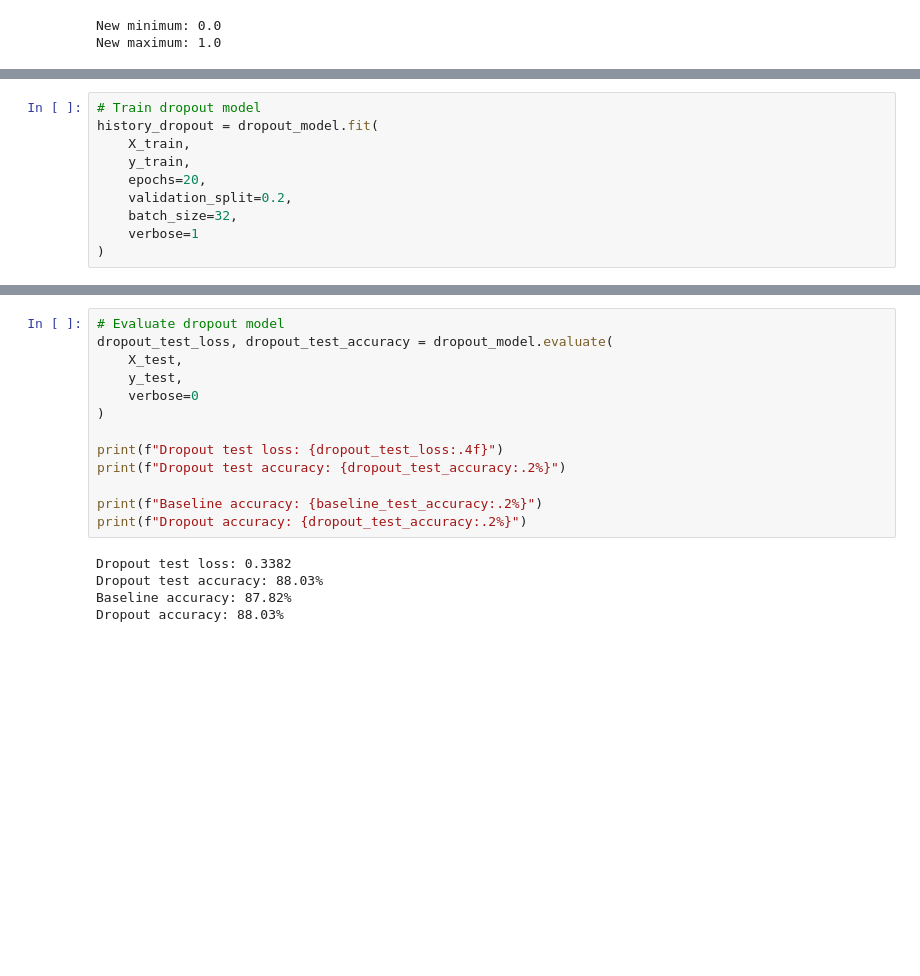
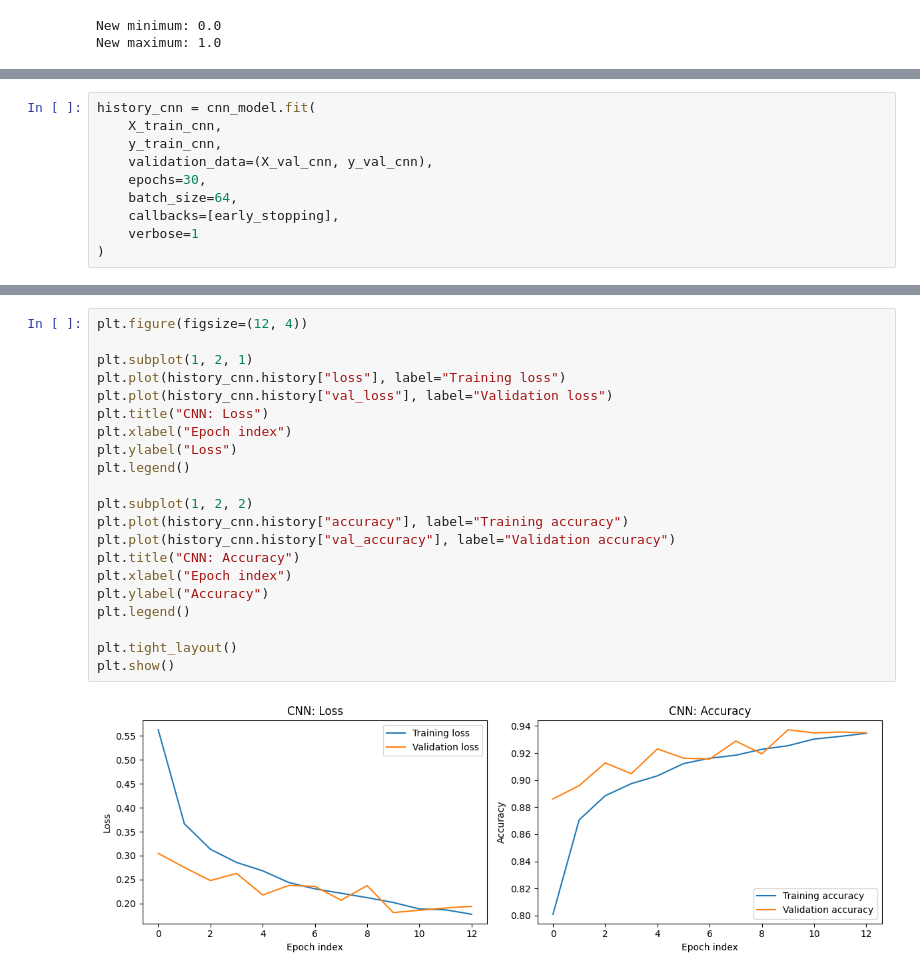
Before and after one commit to NajeebAhmed69/Deep-Learning-Projects, a Jupyter notebook: 1 beginner/1 Fashion-MNIST/Fashion-MNIST.ipynb, the cells around one changed output, grey strips where cells are left out. Cells and saved outputs as stored; diff of their text form; blank space fills up the shorter version.

```diff
--- a/1 beginner/1 Fashion-MNIST/Fashion-MNIST.ipynb
+++ b/1 beginner/1 Fashion-MNIST/Fashion-MNIST.ipynb
@@ -362,11 +382,11 @@ Model: "sequential_1"
 # %%
-# Train dropout model
-history_dropout = dropout_model.fit(
-    X_train,
-    y_train,
-    epochs=20,
-    validation_split=0.2,
-    batch_size=32,
+history_cnn = cnn_model.fit(
+    X_train_cnn,
+    y_train_cnn,
+    validation_data=(X_val_cnn, y_val_cnn),
+    epochs=30,
+    batch_size=64,
+    callbacks=[early_stopping],
     verbose=1
 )
 # %% [output]
@@ -390,19 +410,24 @@ Epoch 20/20
 # %%
-# Evaluate dropout model
-dropout_test_loss, dropout_test_accuracy = dropout_model.evaluate(
-    X_test,
-    y_test,
-    verbose=0
-)
+plt.figure(figsize=(12, 4))
 
-print(f"Dropout test loss: {dropout_test_loss:.4f}")
-print(f"Dropout test accuracy: {dropout_test_accuracy:.2%}")
+plt.subplot(1, 2, 1)
+plt.plot(history_cnn.history["loss"], label="Training loss")
+plt.plot(history_cnn.history["val_loss"], label="Validation loss")
+plt.title("CNN: Loss")
+plt.xlabel("Epoch index")
+plt.ylabel("Loss")
+plt.legend()
 
-print(f"Baseline accuracy: {baseline_test_accuracy:.2%}")
-print(f"Dropout accuracy: {dropout_test_accuracy:.2%}")
+plt.subplot(1, 2, 2)
+plt.plot(history_cnn.history["accuracy"], label="Training accuracy")
+plt.plot(history_cnn.history["val_accuracy"], label="Validation accuracy")
+plt.title("CNN: Accuracy")
+plt.xlabel("Epoch index")
+plt.ylabel("Accuracy")
+plt.legend()
+
+plt.tight_layout()
+plt.show()
 # %% [output]
-Dropout test loss: 0.3382
-Dropout test accuracy: 88.03%
-Baseline accuracy: 87.82%
-Dropout accuracy: 88.03%
+[figure, added]
 # %%
```
Also changed, not shown: parts of 26 cells of this notebook, 3 other files.
